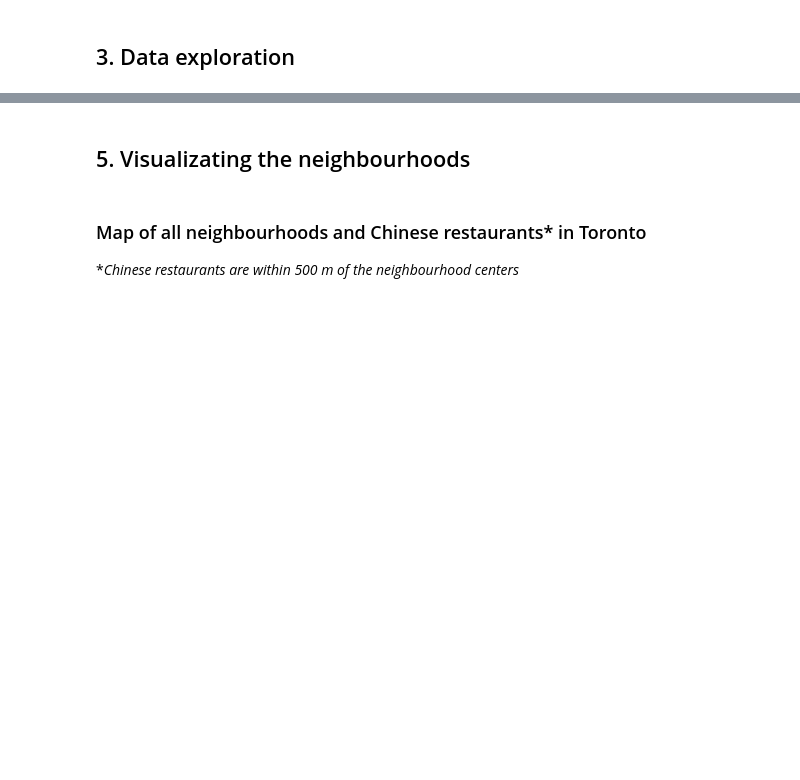
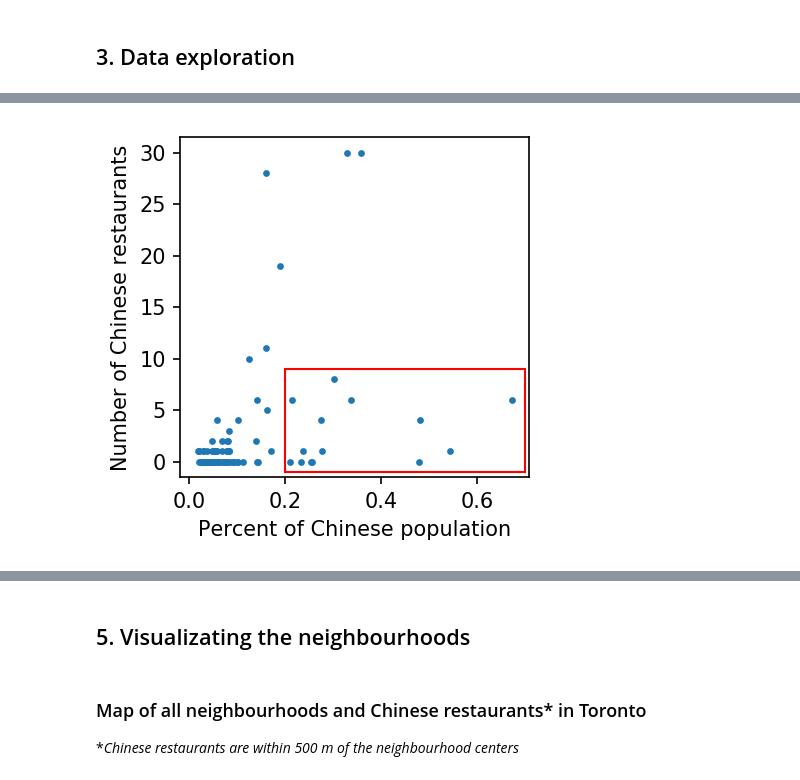
Before and after one commit to shengan-zhan/Coursera_Capstone, a Jupyter notebook: chinese_restaurants_in_GTA.ipynb, the cells around one changed output, grey strips where cells are left out. Cells and saved outputs as stored; diff of their text form; code cells hidden in the pictures; blank space fills up the shorter version.

```diff
--- a/chinese_restaurants_in_GTA.ipynb
+++ b/chinese_restaurants_in_GTA.ipynb
@@ -344,0 +360,16 @@ df_restaurants[df_restaurants['Restaurant']=='Eat Canteen']
+# %%
+fig = plt.figure(dpi=150,figsize=(3,3))
+
+ax = fig.add_subplot(111)
+plt.scatter(df_data_rest.chinese_pct, df_data_rest.Restaurant,s=5)
+
+rect = patches.Rectangle((0.2,-1),0.5,10,linewidth=1,edgecolor='r',facecolor='none')
+
+# Add the patch to the Axes
+ax.add_patch(rect)
+
+plt.ylabel('Number of Chinese restaurants')
+plt.xlabel('Percent of Chinese population')
+plt.show()
+# %% [output]
+[figure, added]
```
Also changed, not shown: parts of 13 cells of this notebook.
